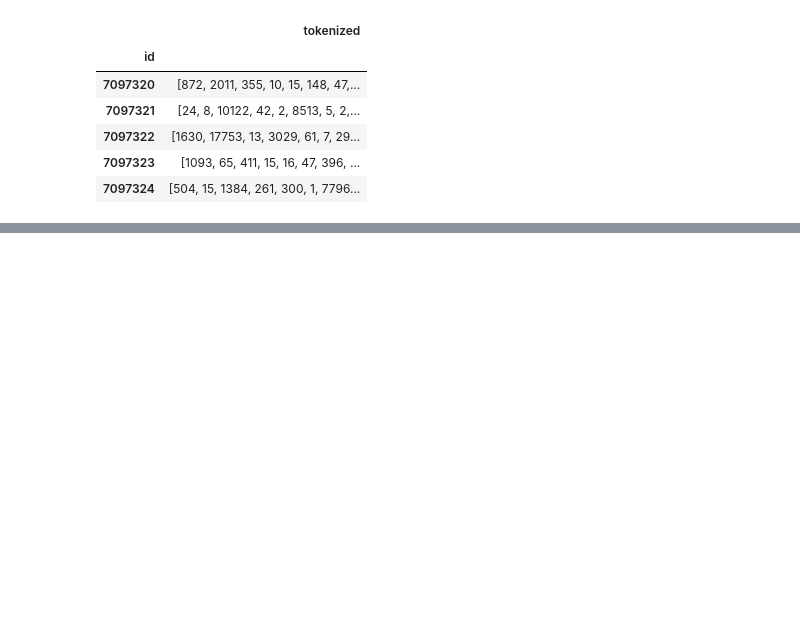
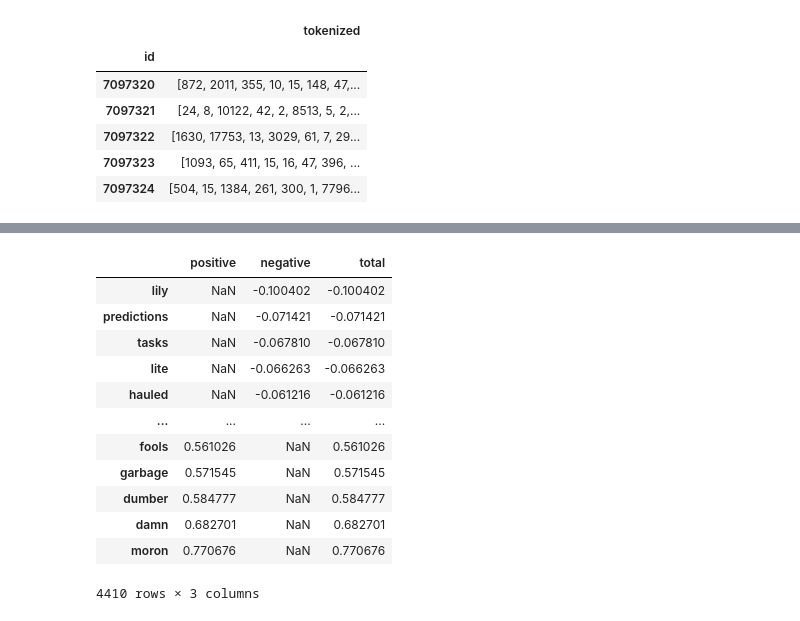
Before and after one commit to robinhad/toxicity-analysis, a Jupyter notebook: outcomes.ipynb, the cells around one changed output, grey strips where cells are left out. Drawn from its saved outputs; the diff is of its cells as text; code cells hidden in the pictures; blank space fills up the shorter version.

```diff
--- a/outcomes.ipynb
+++ b/outcomes.ipynb
@@ -425,7 +425,7 @@ def inference(comments, models, tokenized=False):
     first_phase_preds = [eval_model(models["model"], test_loader), eval_model(models["ema_model"], test_loader)]
 
 
-    for name, model in tqdm(models.items(), total=len(models), desc='Evaluating models'):
+    for name, model in models.items():
         # skip first phase
         if name in ["model", "ema_model"]:
             continue
@@ -758,0 +812,16 @@ array([[ 0.        ,  0.        ,  0.        , ...,  0.        ,
+# %%
+total_shaps_df.sort_values("total")
+# %% [output]
+|  | positive | negative | total |
+| lily | NaN | -0.100402 | -0.100402 |
+| predictions | NaN | -0.071421 | -0.071421 |
+| tasks | NaN | -0.067810 | -0.067810 |
+| lite | NaN | -0.066263 | -0.066263 |
+| hauled | NaN | -0.061216 | -0.061216 |
+| ... | ... | ... | ... |
+| fools | 0.561026 | NaN | 0.561026 |
+| garbage | 0.571545 | NaN | 0.571545 |
+| dumber | 0.584777 | NaN | 0.584777 |
+| damn | 0.682701 | NaN | 0.682701 |
+| moron | 0.770676 | NaN | 0.770676 |
+4410 rows × 3 columns
```
Also changed, not shown: parts of 12 cells of this notebook.
